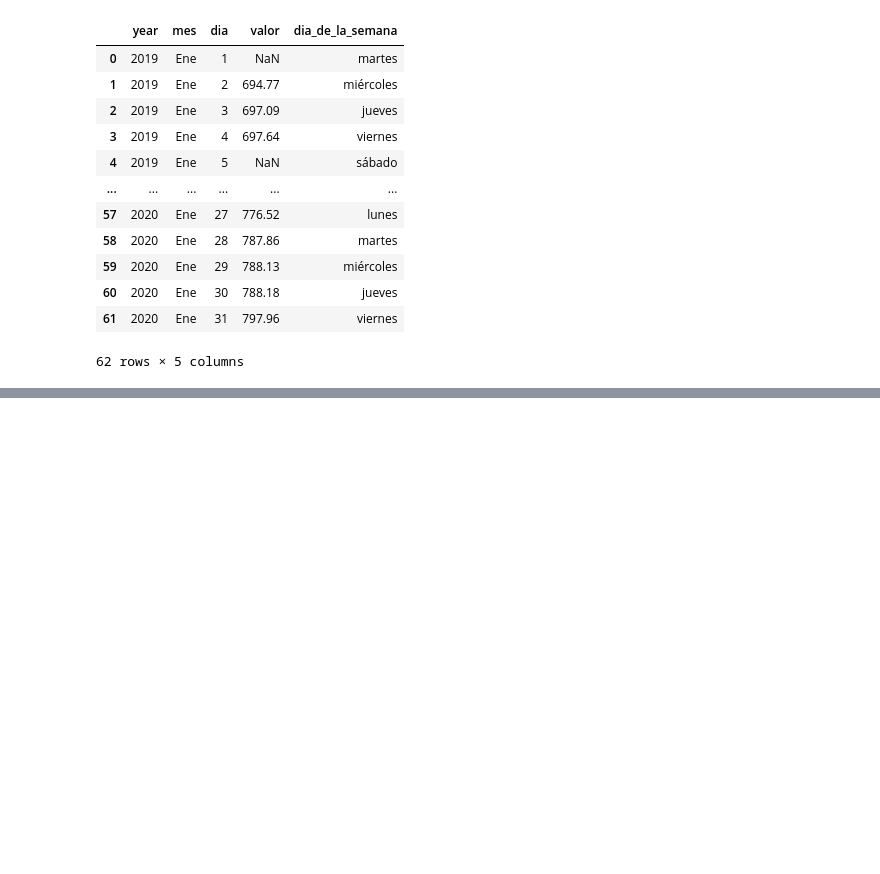
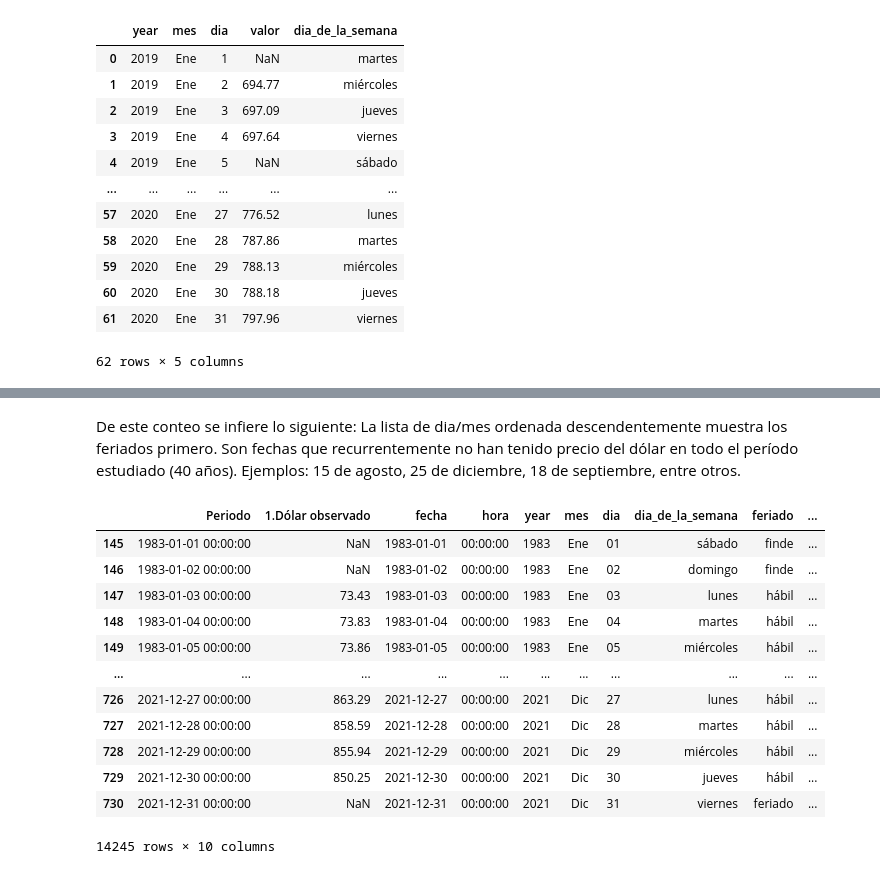
Before and after one commit to vmlandae/tarea1-add, a Jupyter notebook: notebooks/3_nb_CatitaR.ipynb, the cells around one changed output, grey strips where cells are left out. Saved outputs shown, nothing was run; the diff lists cells and outputs as text; code cells hidden in the pictures; blank space fills up the shorter version.

```diff
--- a/notebooks/3_nb_CatitaR.ipynb
+++ b/notebooks/3_nb_CatitaR.ipynb
@@ -183,0 +818,20 @@ df_sii.head(62)
+# %% [markdown]
+De este conteo se infiere lo siguiente:
+La lista de dia/mes ordenada descendentemente muestra los feriados primero. Son fechas que recurrentemente no han tenido precio del dólar en todo el período estudiado (40 años). Ejemplos: 15 de agosto, 25 de diciembre, 18 de septiembre, entre otros.
+# %%
+df_bc_all_dias_1983_2021=df_bc_all_dias[(df_bc_all_dias["year"]!="1982") &(df_bc_all_dias["year"]!="2022")]
+df_bc_all_dias_1983_2021
+# %% [output]
+|  | Periodo | 1.Dólar observado | fecha | hora | year | mes | dia | dia_de_la_semana | feriado | ... |
+| 145 | 1983-01-01 00:00:00 | NaN | 1983-01-01 | 00:00:00 | 1983 | Ene | 01 | sábado | finde | ... |
+| 146 | 1983-01-02 00:00:00 | NaN | 1983-01-02 | 00:00:00 | 1983 | Ene | 02 | domingo | finde | ... |
+| 147 | 1983-01-03 00:00:00 | 73.43 | 1983-01-03 | 00:00:00 | 1983 | Ene | 03 | lunes | hábil | ... |
+| 148 | 1983-01-04 00:00:00 | 73.83 | 1983-01-04 | 00:00:00 | 1983 | Ene | 04 | martes | hábil | ... |
+| 149 | 1983-01-05 00:00:00 | 73.86 | 1983-01-05 | 00:00:00 | 1983 | Ene | 05 | miércoles | hábil | ... |
+| ... | ... | ... | ... | ... | ... | ... | ... | ... | ... | ... |
+| 726 | 2021-12-27 00:00:00 | 863.29 | 2021-12-27 | 00:00:00 | 2021 | Dic | 27 | lunes | hábil | ... |
+| 727 | 2021-12-28 00:00:00 | 858.59 | 2021-12-28 | 00:00:00 | 2021 | Dic | 28 | martes | hábil | ... |
+| 728 | 2021-12-29 00:00:00 | 855.94 | 2021-12-29 | 00:00:00 | 2021 | Dic | 29 | miércoles | hábil | ... |
+| 729 | 2021-12-30 00:00:00 | 850.25 | 2021-12-30 | 00:00:00 | 2021 | Dic | 30 | jueves | hábil | ... |
+| 730 | 2021-12-31 00:00:00 | NaN | 2021-12-31 | 00:00:00 | 2021 | Dic | 31 | viernes | feriado | ... |
+14245 rows × 10 columns
```
Also changed, not shown: parts of 86 cells of this notebook.
